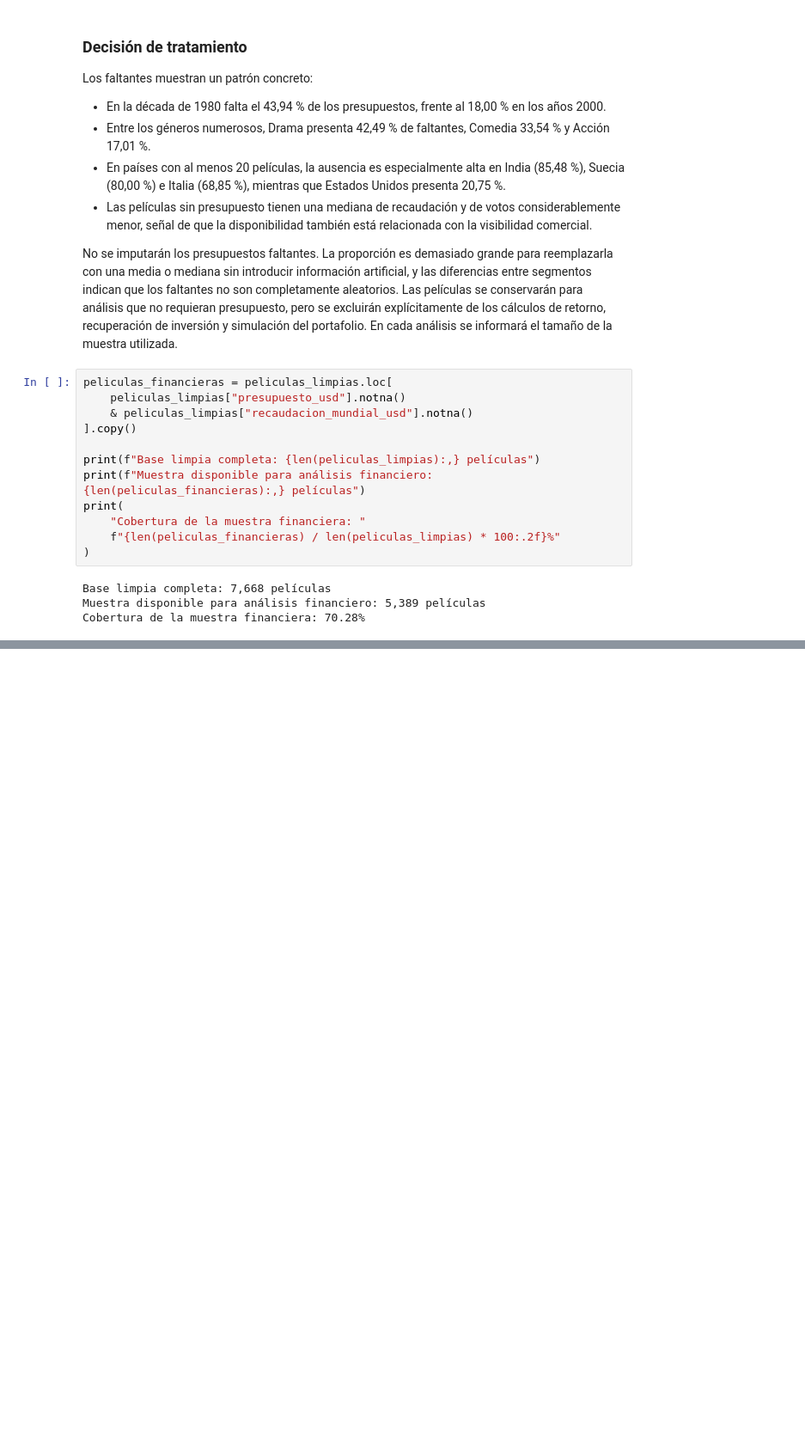
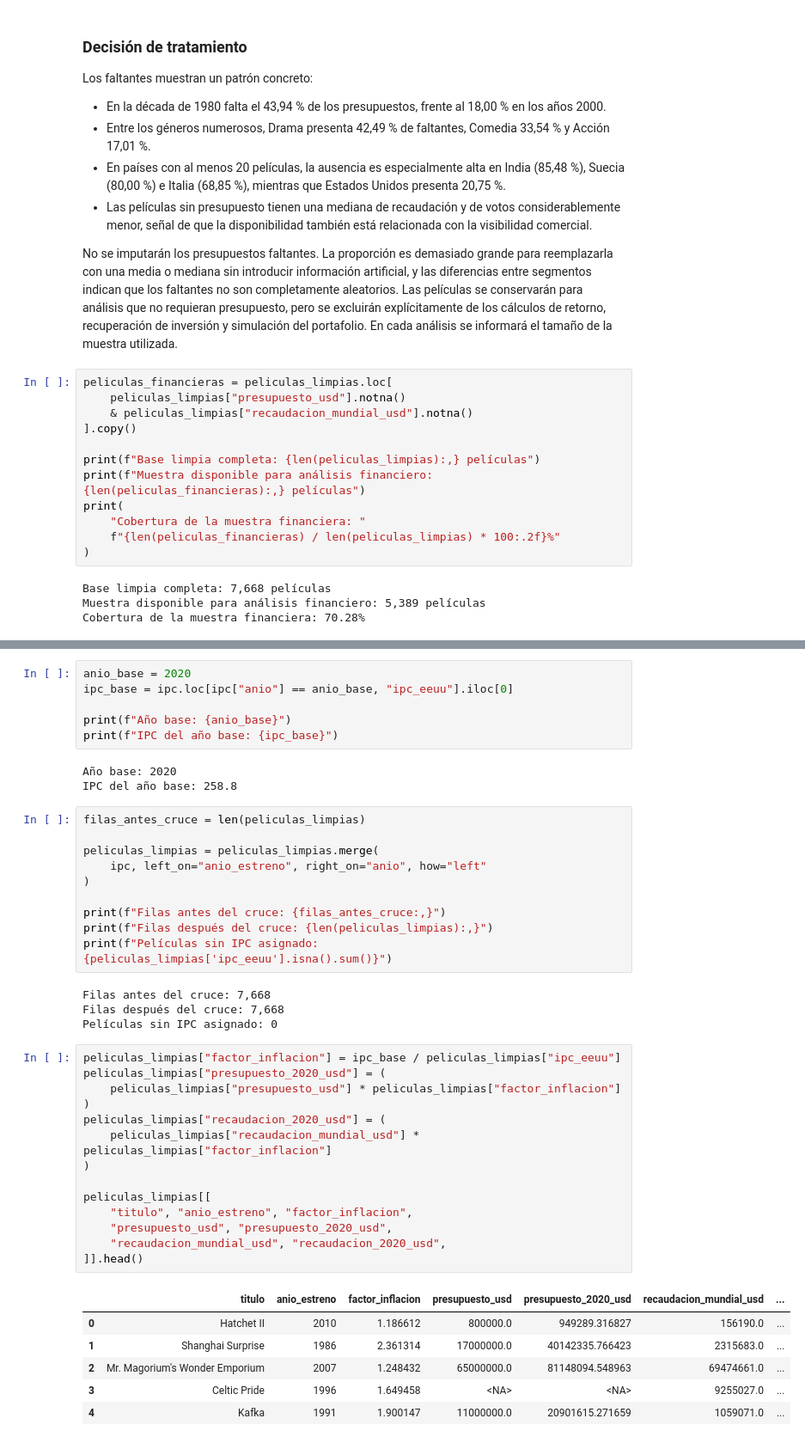
Before and after one commit to alvareezvicente-code/Vicente-Alvarez-programacion-analitica-2, a Jupyter notebook: notebooks/analisis.ipynb, the cells around one changed output, grey strips where cells are left out. Shown at 86% size. Saved outputs shown, nothing was run; the diff lists cells and outputs as text; blank space fills up the shorter version.

Commit message:
Crear variables financieras ajustadas por inflacion

```diff
--- a/notebooks/analisis.ipynb
+++ b/notebooks/analisis.ipynb
@@ -1117,0 +1126,44 @@ Cobertura de la muestra financiera: 70.28%
+# %%
+anio_base = 2020
+ipc_base = ipc.loc[ipc["anio"] == anio_base, "ipc_eeuu"].iloc[0]
+
+print(f"Año base: {anio_base}")
+print(f"IPC del año base: {ipc_base}")
+# %% [output]
+Año base: 2020
+IPC del año base: 258.8
+# %%
+filas_antes_cruce = len(peliculas_limpias)
+
+peliculas_limpias = peliculas_limpias.merge(
+    ipc, left_on="anio_estreno", right_on="anio", how="left"
+)
+
+print(f"Filas antes del cruce: {filas_antes_cruce:,}")
+print(f"Filas después del cruce: {len(peliculas_limpias):,}")
+print(f"Películas sin IPC asignado: {peliculas_limpias['ipc_eeuu'].isna().sum()}")
+# %% [output]
+Filas antes del cruce: 7,668
+Filas después del cruce: 7,668
+Películas sin IPC asignado: 0
+# %%
+peliculas_limpias["factor_inflacion"] = ipc_base / peliculas_limpias["ipc_eeuu"]
+peliculas_limpias["presupuesto_2020_usd"] = (
+    peliculas_limpias["presupuesto_usd"] * peliculas_limpias["factor_inflacion"]
+)
+peliculas_limpias["recaudacion_2020_usd"] = (
+    peliculas_limpias["recaudacion_mundial_usd"] * peliculas_limpias["factor_inflacion"]
+)
+
+peliculas_limpias[[
+    "titulo", "anio_estreno", "factor_inflacion",
+    "presupuesto_usd", "presupuesto_2020_usd",
+    "recaudacion_mundial_usd", "recaudacion_2020_usd",
+]].head()
+# %% [output]
+|  | titulo | anio_estreno | factor_inflacion | presupuesto_usd | presupuesto_2020_usd | recaudacion_mundial_usd | ... |
+| 0 | Hatchet II | 2010 | 1.186612 | 800000.0 | 949289.316827 | 156190.0 | ... |
+| 1 | Shanghai Surprise | 1986 | 2.361314 | 17000000.0 | 40142335.766423 | 2315683.0 | ... |
+| 2 | Mr. Magorium's Wonder Emporium | 2007 | 1.248432 | 65000000.0 | 81148094.548963 | 69474661.0 | ... |
+| 3 | Celtic Pride | 1996 | 1.649458 | <NA> | <NA> | 9255027.0 | ... |
+| 4 | Kafka | 1991 | 1.900147 | 11000000.0 | 20901615.271659 | 1059071.0 | ... |
```
Also changed, not shown: parts of 7 cells of this notebook.
